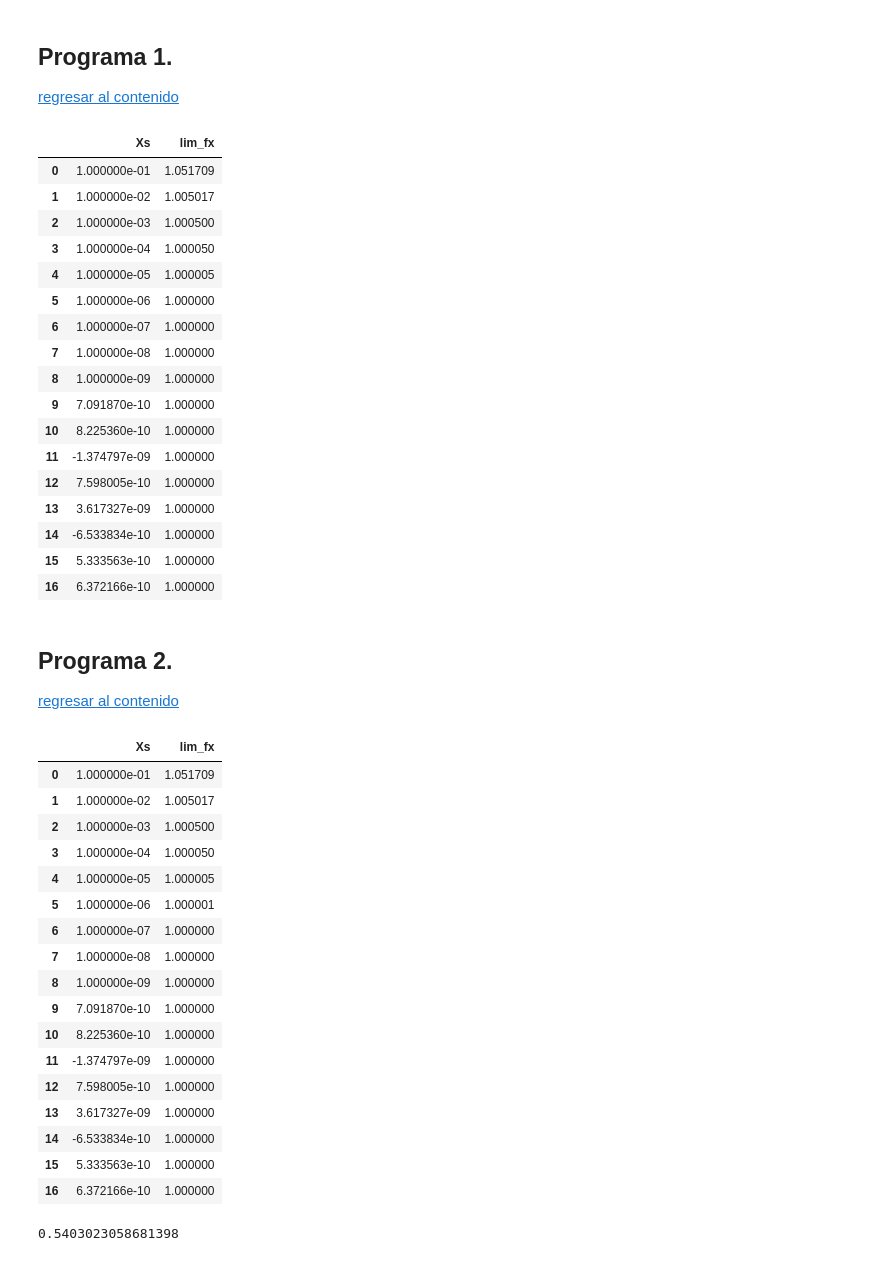
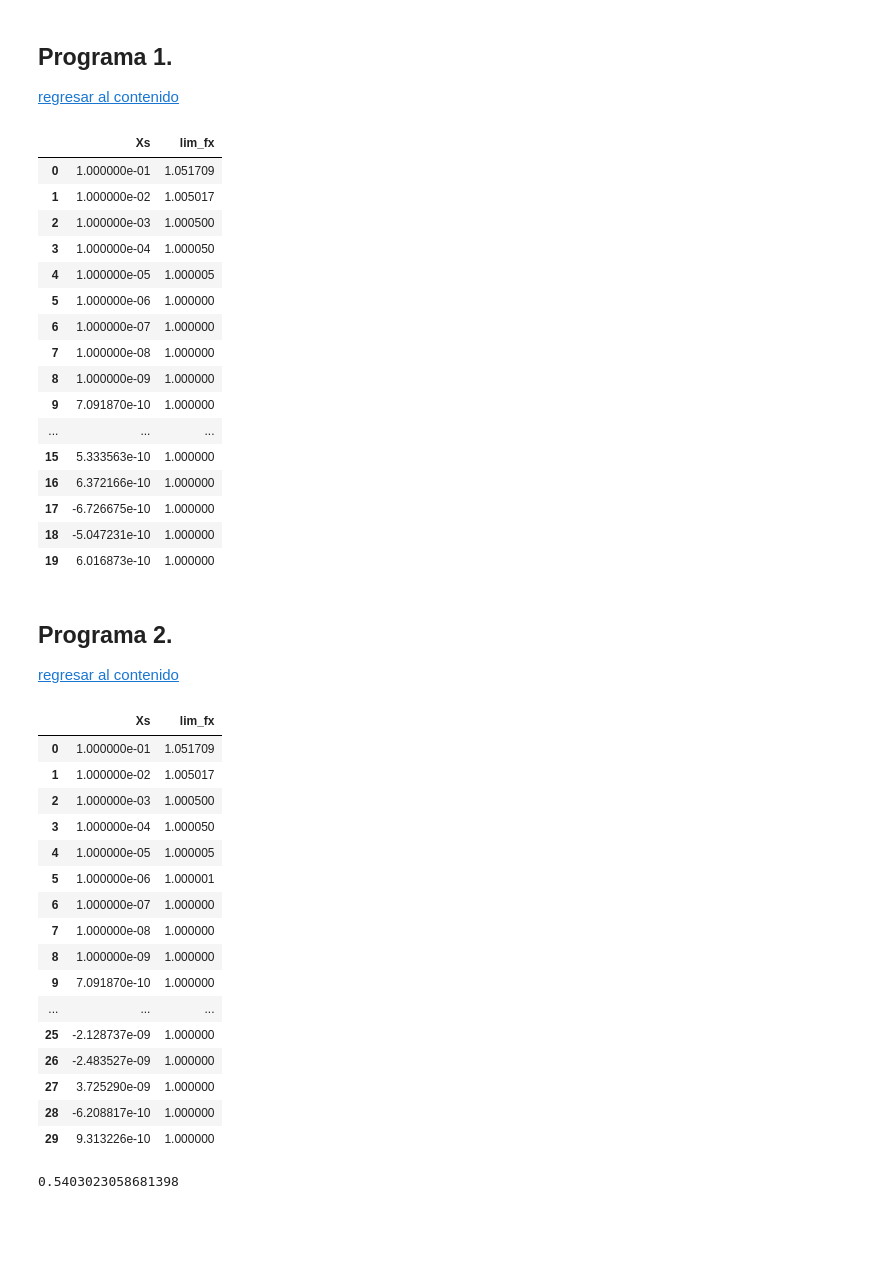
Before and after one commit to seismomat/NumericoMio, a Jupyter notebook: CancelacionNumerica/CancelacionNumerica.ipynb, the cells around one changed output. Drawn from its saved outputs; the diff is of its cells as text; code cells hidden in the pictures; blank space fills up the shorter version.

```diff
--- a/CancelacionNumerica/CancelacionNumerica.ipynb
+++ b/CancelacionNumerica/CancelacionNumerica.ipynb
@@ -273,27 +273,26 @@ def lim1(k):
 
     return xs,lim_f_x
 # %%
-x,lim_fx=lim1(17)
+x,lim_fx=lim1(20)
 Tc.printing("Xs","lim_fx",x,lim_fx)
 # %% [output]
 |  | Xs | lim_fx |
 | 0 | 1.000000e-01 | 1.051709 |
 | 1 | 1.000000e-02 | 1.005017 |
 | 2 | 1.000000e-03 | 1.000500 |
 | 3 | 1.000000e-04 | 1.000050 |
 | 4 | 1.000000e-05 | 1.000005 |
 | 5 | 1.000000e-06 | 1.000000 |
 | 6 | 1.000000e-07 | 1.000000 |
 | 7 | 1.000000e-08 | 1.000000 |
 | 8 | 1.000000e-09 | 1.000000 |
 | 9 | 7.091870e-10 | 1.000000 |
-| 10 | 8.225360e-10 | 1.000000 |
-| 11 | -1.374797e-09 | 1.000000 |
-| 12 | 7.598005e-10 | 1.000000 |
-| 13 | 3.617327e-09 | 1.000000 |
-| 14 | -6.533834e-10 | 1.000000 |
+| ... | ... | ... |
 | 15 | 5.333563e-10 | 1.000000 |
 | 16 | 6.372166e-10 | 1.000000 |
+| 17 | -6.726675e-10 | 1.000000 |
+| 18 | -5.047231e-10 | 1.000000 |
+| 19 | 6.016873e-10 | 1.000000 |
 # %% [markdown]
 <a name='3-2'></a>
 
@@ -328,7 +327,7 @@ def lim2(k):
 
     return xs,lim_f_x
 # %%
-x,lim_fx=lim2(17)
+x,lim_fx=lim2(30)
 Tc.printing("Xs","lim_fx",x,lim_fx)
 # %% [output]
 |  | Xs | lim_fx |
@@ -342,13 +341,12 @@ Tc.printing("Xs","lim_fx",x,lim_fx)
 | 7 | 1.000000e-08 | 1.000000 |
 | 8 | 1.000000e-09 | 1.000000 |
 | 9 | 7.091870e-10 | 1.000000 |
-| 10 | 8.225360e-10 | 1.000000 |
-| 11 | -1.374797e-09 | 1.000000 |
-| 12 | 7.598005e-10 | 1.000000 |
-| 13 | 3.617327e-09 | 1.000000 |
-| 14 | -6.533834e-10 | 1.000000 |
-| 15 | 5.333563e-10 | 1.000000 |
-| 16 | 6.372166e-10 | 1.000000 |
+| ... | ... | ... |
+| 25 | -2.128737e-09 | 1.000000 |
+| 26 | -2.483527e-09 | 1.000000 |
+| 27 | 3.725290e-09 | 1.000000 |
+| 28 | -6.208817e-10 | 1.000000 |
+| 29 | 9.313226e-10 | 1.000000 |
 # %%
 x=1
 der_anal=np.cos(x)
```
Also changed, not shown: parts of 2 cells of this notebook, 1 other file.
